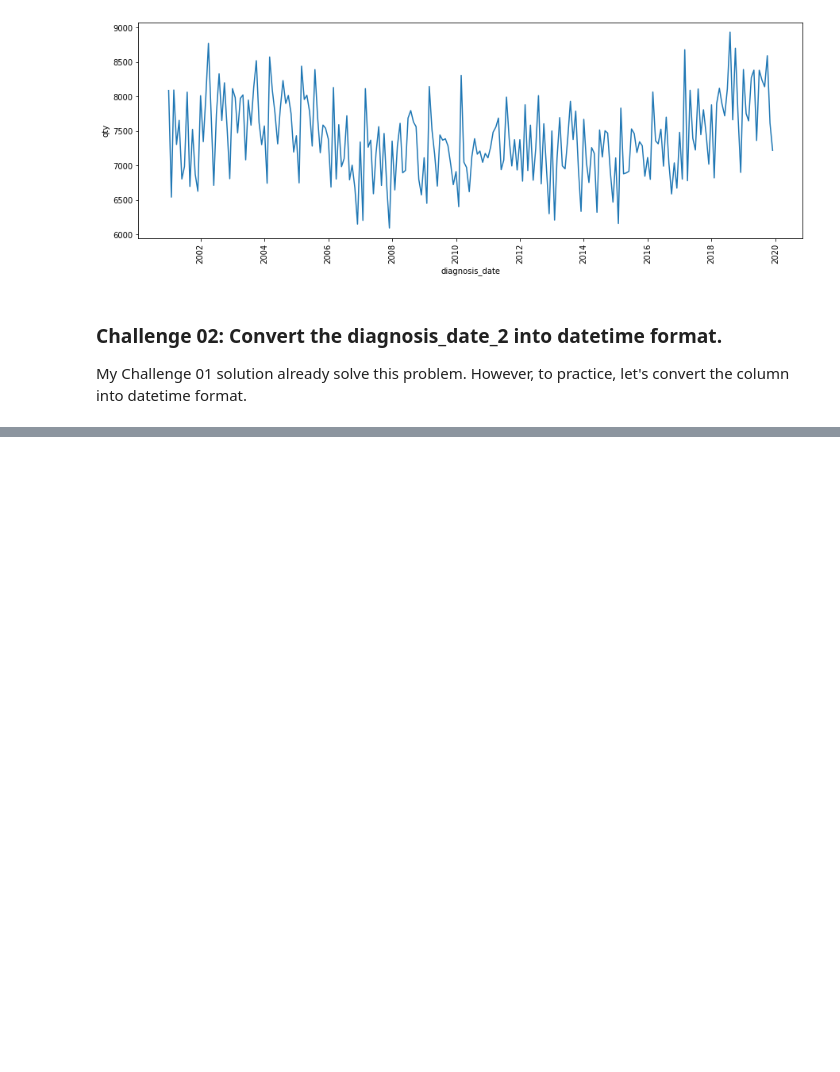
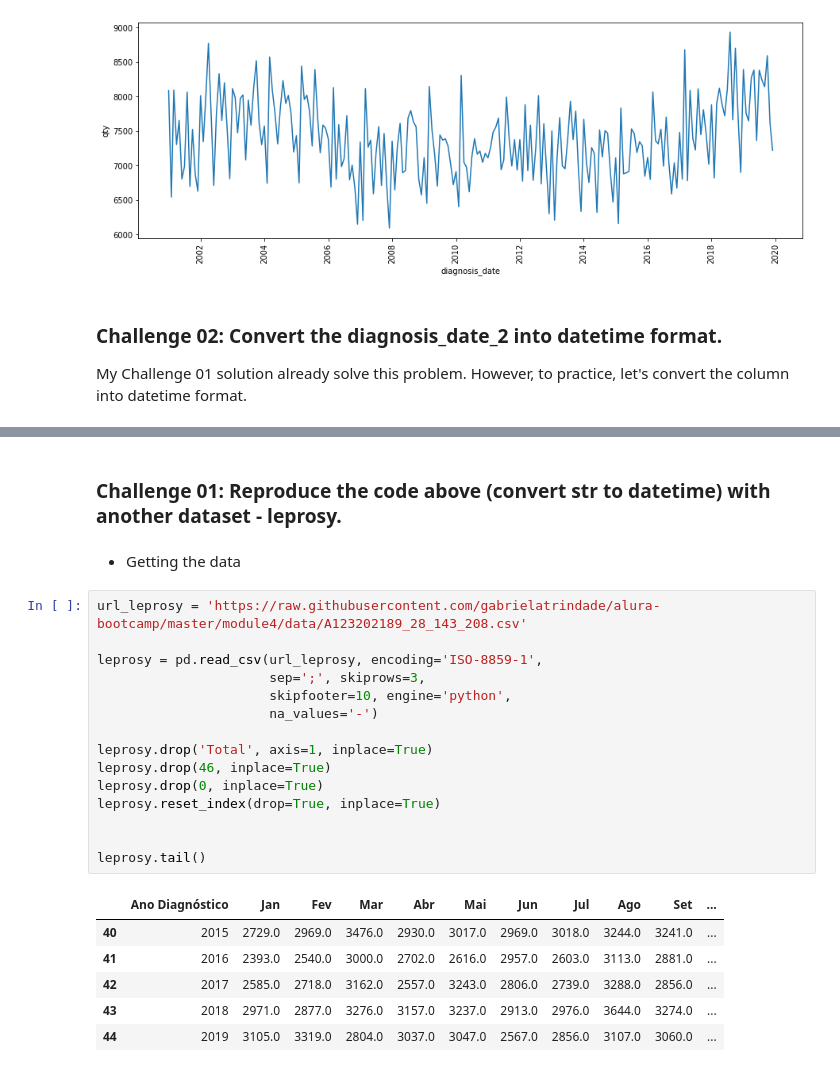
Before and after one commit to gabrielatrindade/alura-bootcamp, a Jupyter notebook: module4/lessons/tuberculosis_br.ipynb, the cells around one changed output, grey strips where cells are left out. Drawn from its saved outputs; the diff is of its cells as text; blank space fills up the shorter version.

```diff
--- a/module4/lessons/tuberculosis_br.ipynb
+++ b/module4/lessons/tuberculosis_br.ipynb
@@ -186,0 +276,26 @@ memory usage: 10.8+ KB
+# %% [markdown]
+### Challenge 01: Reproduce the code above (convert str to datetime) with another dataset - leprosy.
+# %% [markdown]
+- Getting the data
+# %%
+url_leprosy = 'https://raw.githubusercontent.com/gabrielatrindade/alura-bootcamp/master/module4/data/A123202189_28_143_208.csv'
+
+leprosy = pd.read_csv(url_leprosy, encoding='ISO-8859-1',
+                      sep=';', skiprows=3,
+                      skipfooter=10, engine='python',
+                      na_values='-')
+
+leprosy.drop('Total', axis=1, inplace=True)
+leprosy.drop(46, inplace=True)
+leprosy.drop(0, inplace=True)
+leprosy.reset_index(drop=True, inplace=True)
+
+
+leprosy.tail()
+# %% [output]
+|  | Ano Diagnóstico | Jan | Fev | Mar | Abr | Mai | Jun | Jul | Ago | Set | ... |
+| 40 | 2015 | 2729.0 | 2969.0 | 3476.0 | 2930.0 | 3017.0 | 2969.0 | 3018.0 | 3244.0 | 3241.0 | ... |
+| 41 | 2016 | 2393.0 | 2540.0 | 3000.0 | 2702.0 | 2616.0 | 2957.0 | 2603.0 | 3113.0 | 2881.0 | ... |
+| 42 | 2017 | 2585.0 | 2718.0 | 3162.0 | 2557.0 | 3243.0 | 2806.0 | 2739.0 | 3288.0 | 2856.0 | ... |
+| 43 | 2018 | 2971.0 | 2877.0 | 3276.0 | 3157.0 | 3237.0 | 2913.0 | 2976.0 | 3644.0 | 3274.0 | ... |
+| 44 | 2019 | 3105.0 | 3319.0 | 2804.0 | 3037.0 | 3047.0 | 2567.0 | 2856.0 | 3107.0 | 3060.0 | ... |
```
Also changed, not shown: parts of 19 cells of this notebook.
